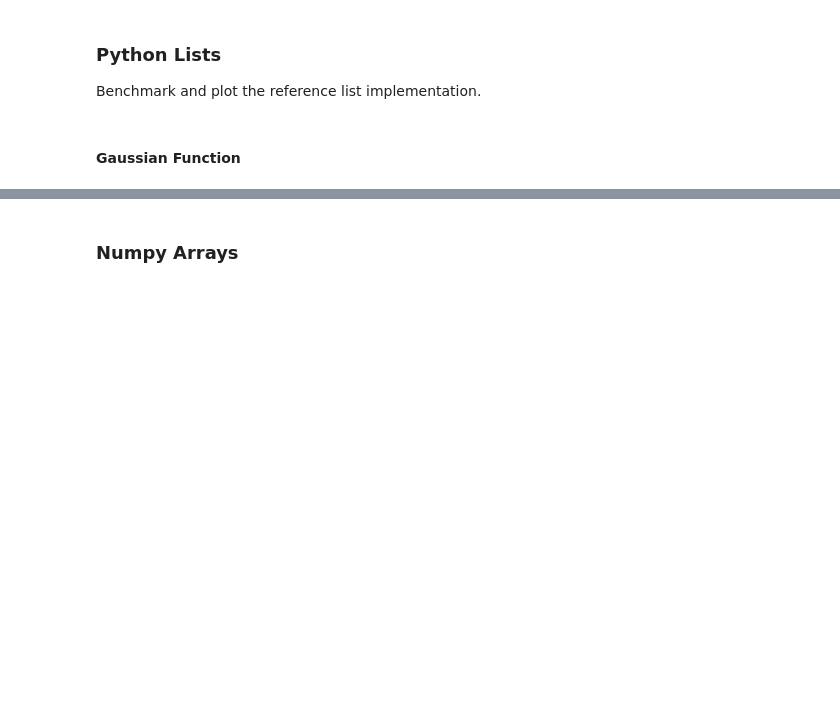
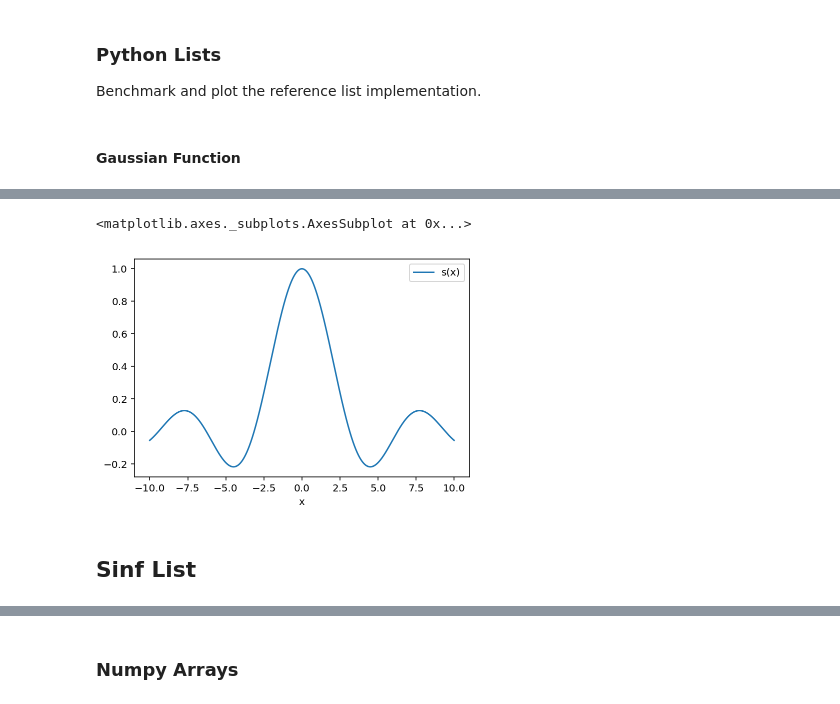
Before and after one commit to chapman-phys220-2018f/cw07-thisteam, a Jupyter notebook: cw07.ipynb, the cells around one changed output, grey strips where cells are left out. Cells and saved outputs as stored; diff of their text form; code cells hidden in the pictures; blank space fills up the shorter version.

Commit message:
notebook with both sinc and sinf

```diff
--- a/cw07.ipynb
+++ b/cw07.ipynb
@@ -22,0 +74,4 @@ The following code benchmarks and plots functions approximated both as python li
+# %%
+r = np.linspace(-2,2,1000)
+# %%
+x, y = np.meshgrid(r,r) #meshgrid is matrix formatting
@@ -46,0 +208,2 @@ gauss.plot(x="x",y="g(x)")
+# %%
+gauss = pd.DataFrame({"x":x,"s(x)":y})
@@ -46,0 +231,7 @@ gauss.plot(x="x",y="g(x)")
+# %%
+gauss.plot(x="x", y="s(x)")
+# %% [output]
+<matplotlib.axes._subplots.AxesSubplot at 0x...>
+[figure, added]
+# %% [markdown]
+## Sinf List
```
Also changed, not shown: parts of 45 cells of this notebook.
